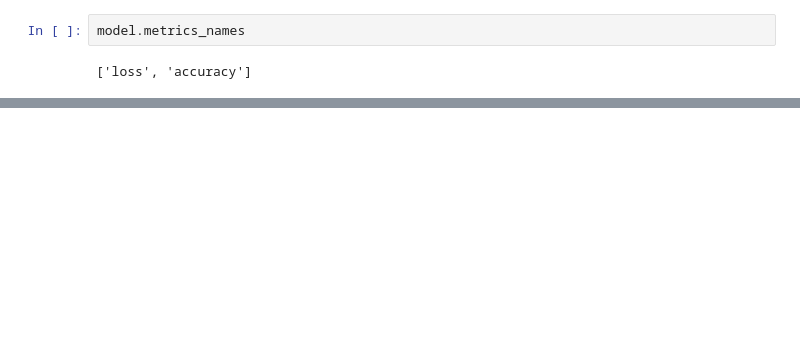
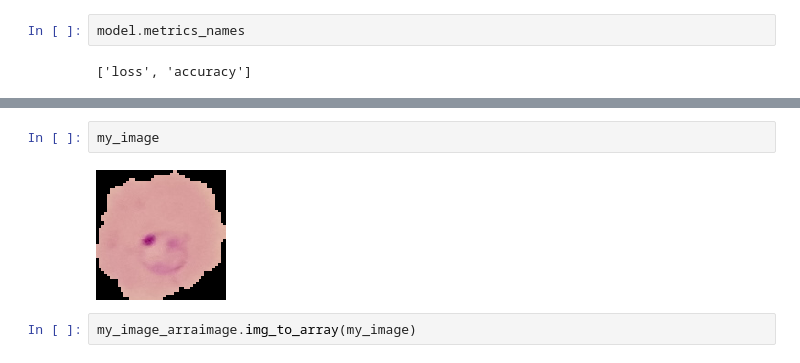
Before and after one commit to theprakharjain/Malaria-Cell-Detection, a Jupyter notebook: CNN on Cell Images.ipynb, the cells around one changed output, grey strips where cells are left out. Cells and saved outputs as stored; diff of their text form; blank space fills up the shorter version.

```diff
--- a/CNN on Cell Images.ipynb
+++ b/CNN on Cell Images.ipynb
@@ -451,0 +523,6 @@ model.evaluate(test_image_gen)
+# %%
+my_image
+# %% [output]
+[figure, added]
+# %%
+my_image_arraimage.img_to_array(my_image)
```
Also changed, not shown: parts of 18 cells of this notebook.
